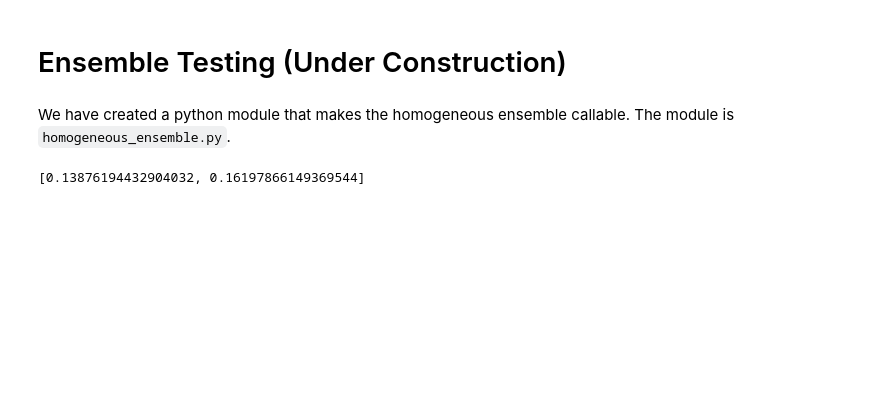
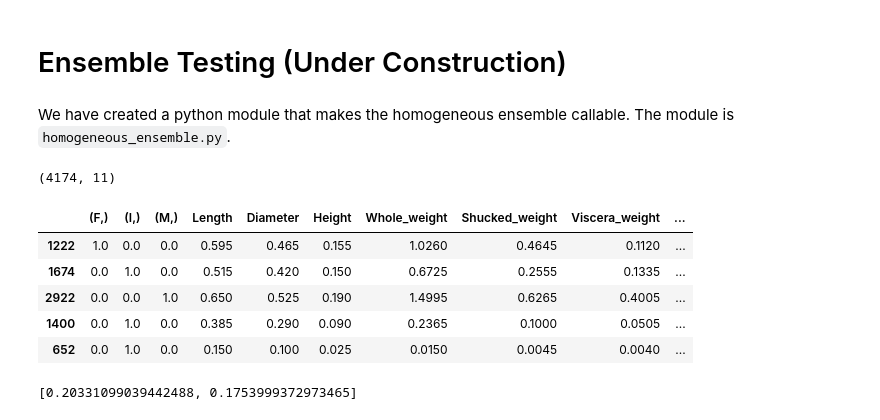
Before and after one commit to jcarew42/Ensemble-Learning-TTU, a Jupyter notebook: Part_2_Ensemble_Testing.ipynb, the cells around one changed output. Drawn from its saved outputs; the diff is of its cells as text; code cells hidden in the pictures; blank space fills up the shorter version.

```diff
--- a/Part_2_Ensemble_Testing.ipynb
+++ b/Part_2_Ensemble_Testing.ipynb
@@ -13,15 +13,33 @@ from sklearn.svm import SVR
 from sklearn.tree import DecisionTreeClassifier
 from sklearn.metrics import mean_squared_error
 from sklearn.neighbors import KNeighborsClassifier
+from sklearn.preprocessing import OneHotEncoder
 
 abalone = pd.read_csv("abalone.csv")
+oe_style = OneHotEncoder()
+oe_results = oe_style.fit_transform(abalone[["Sex"]])
 
-training, valid = he.split_train_test(abalone, 0.2)
+abalone = pd.DataFrame(oe_results.toarray(), columns=oe_style.categories_).join(abalone)
+abalone = abalone.drop("Sex", axis=1)
+abalone.shape
+# %% [output]
+(4174, 11)
+# %%
+training, valid = he.split_train_test(abalone, 0.2)
+training.head()
+# %% [output]
+|  | (F,) | (I,) | (M,) | Length | Diameter | Height | Whole_weight | Shucked_weight | Viscera_weight | ... |
+| 1222 | 1.0 | 0.0 | 0.0 | 0.595 | 0.465 | 0.155 | 1.0260 | 0.4645 | 0.1120 | ... |
+| 1674 | 0.0 | 1.0 | 0.0 | 0.515 | 0.420 | 0.150 | 0.6725 | 0.2555 | 0.1335 | ... |
+| 2922 | 0.0 | 0.0 | 1.0 | 0.650 | 0.525 | 0.190 | 1.4995 | 0.6265 | 0.4005 | ... |
+| 1400 | 0.0 | 1.0 | 0.0 | 0.385 | 0.290 | 0.090 | 0.2365 | 0.1000 | 0.0505 | ... |
+| 652 | 0.0 | 1.0 | 0.0 | 0.150 | 0.100 | 0.025 | 0.0150 | 0.0045 | 0.0040 | ... |
 # %%
-weights, predictors = he.homog_ens(training, 0, 2)
+
+weights, predictors = he.homog_ens(training, 1, 2)
 print(weights)
 # %% [output]
-[0.13876194432904032, 0.16197866149369544]
+[0.20331099039442488, 0.1753999372973465]
 # %%
 print(predictors)
 # %% [output]
```
Also changed, not shown: parts of 13 cells of this notebook, 1 other file.
